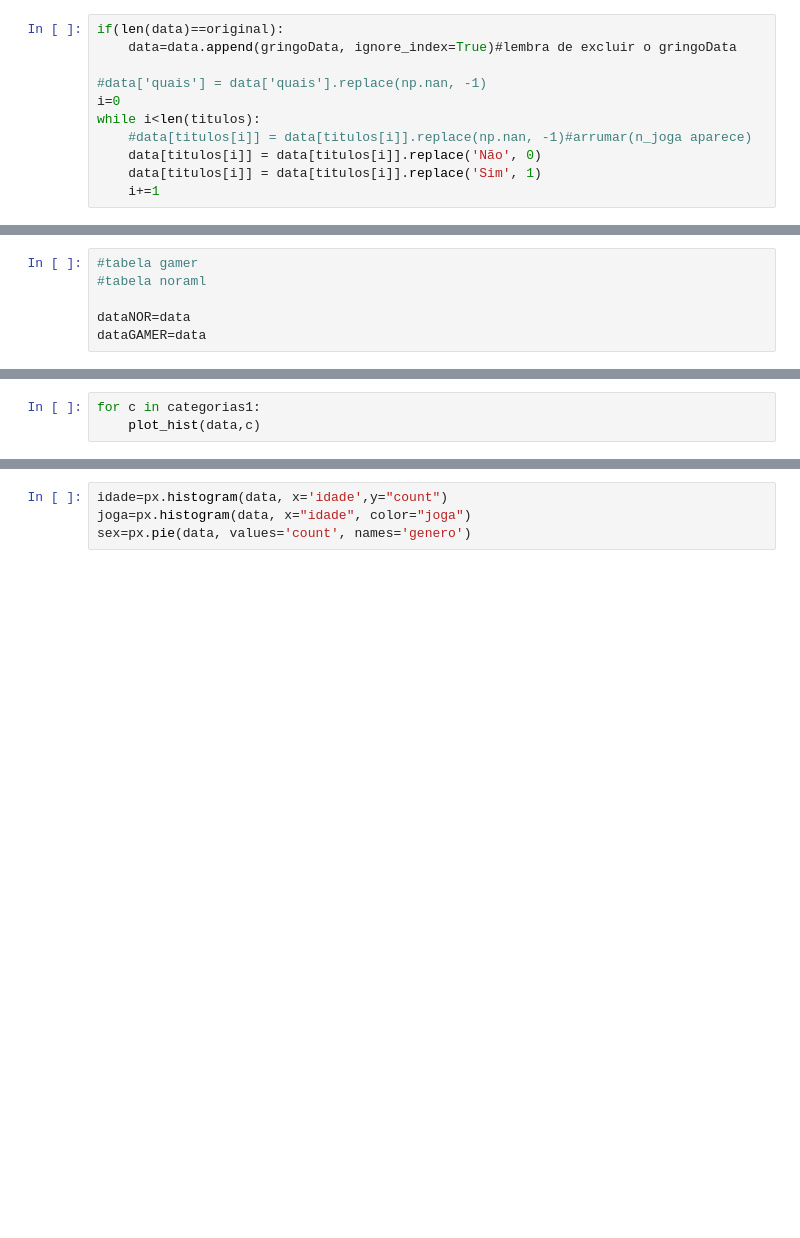
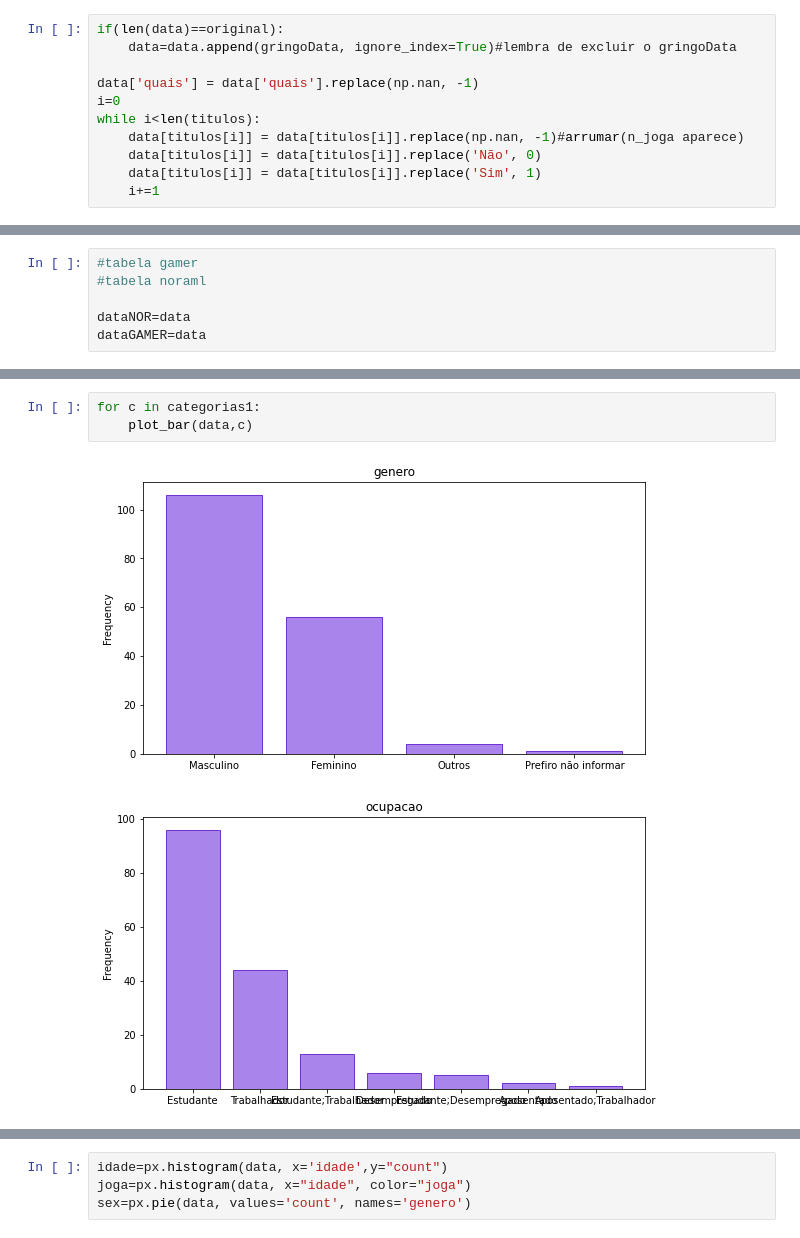
Before and after one commit to EnricoGia/ProjetosEmGrupo, a Jupyter notebook: Estatistica/ProjSemestral/ESTATISTICA_PESQUISA/Estatistica.ipynb, the cells around one changed output, grey strips where cells are left out. Drawn from its saved outputs; the diff is of its cells as text; blank space fills up the shorter version.

```diff
--- a/Estatistica/ProjSemestral/ESTATISTICA_PESQUISA/Estatistica.ipynb
+++ b/Estatistica/ProjSemestral/ESTATISTICA_PESQUISA/Estatistica.ipynb
@@ -168,10 +261,10 @@ gringoData['importante_jogo']
 if(len(data)==original):
     data=data.append(gringoData, ignore_index=True)#lembra de excluir o gringoData
 
-#data['quais'] = data['quais'].replace(np.nan, -1)
+data['quais'] = data['quais'].replace(np.nan, -1)
 i=0
 while i<len(titulos):
-    #data[titulos[i]] = data[titulos[i]].replace(np.nan, -1)#arrumar(n_joga aparece)
+    data[titulos[i]] = data[titulos[i]].replace(np.nan, -1)#arrumar(n_joga aparece)
     data[titulos[i]] = data[titulos[i]].replace('Não', 0)
     data[titulos[i]] = data[titulos[i]].replace('Sim', 1)
     i+=1
@@ -227,3 +329,6 @@ for c in categorias0:
 # %%
 for c in categorias1:
-    plot_hist(data,c)
+    plot_bar(data,c)
+# %% [output]
+[figure, added]
+[figure, added]
```
Also changed, not shown: parts of 23 cells of this notebook.
